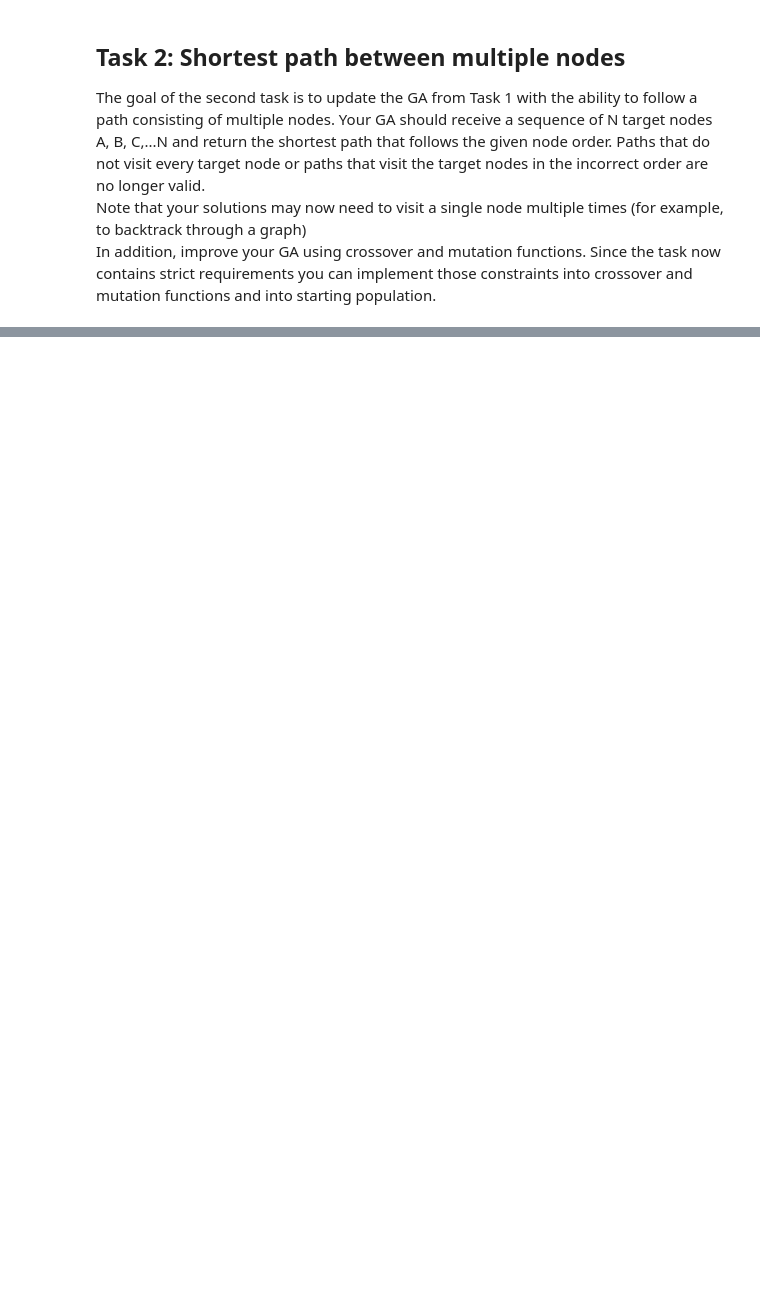
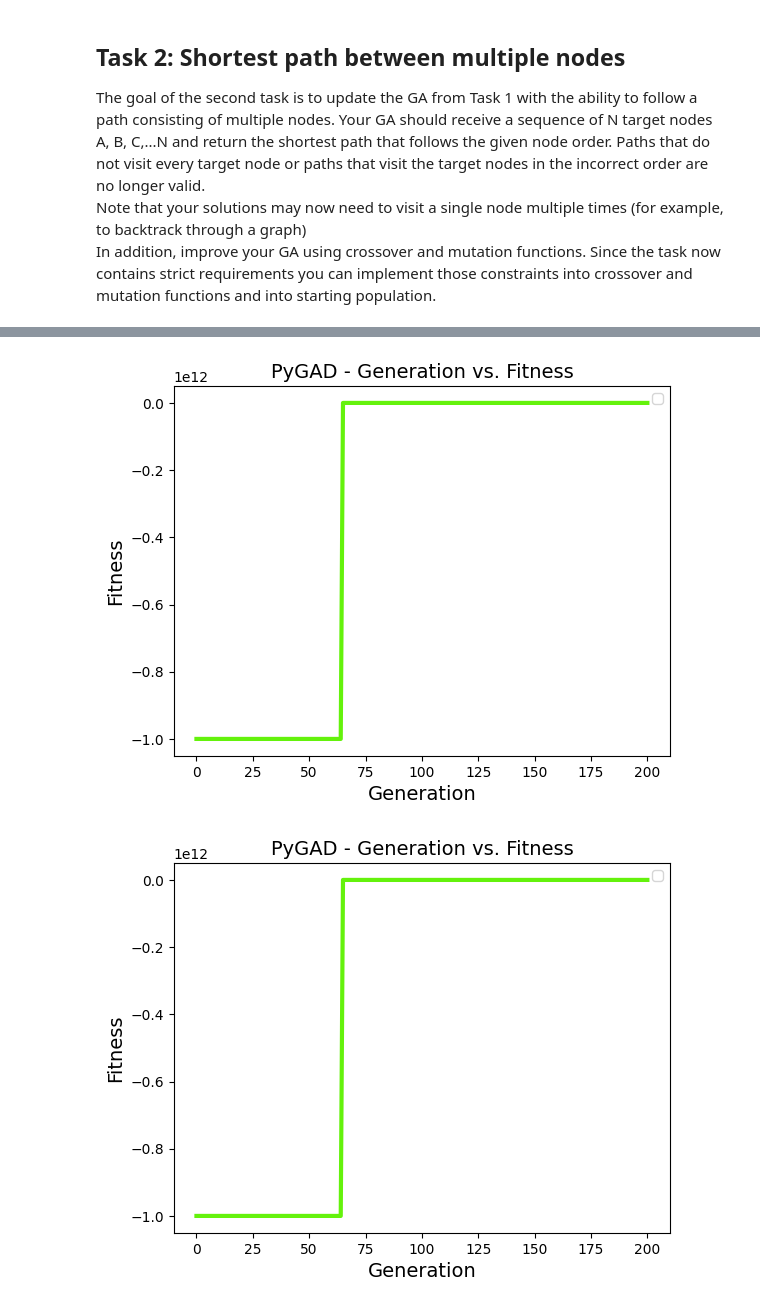
Before and after one commit to Favstina/IntelligentSystems-Assigment_1, a Jupyter notebook: Assigment1.ipynb, the cells around one changed output, grey strips where cells are left out. Drawn from its saved outputs; the diff is of its cells as text; code cells hidden in the pictures; blank space fills up the shorter version.

```diff
--- a/Assigment1.ipynb
+++ b/Assigment1.ipynb
@@ -14,9 +14,9 @@ Choose and implement a suitable fitness function and run a genetic algorithm to
 Experiment with different mutation/crossover functions and other GA parameters(population size, selection, etc.) and try to find the optimal configuration of the algorithm.
 # %%
 # save graph
-with open("graphs/g1.txt") as f: n = int(f.readline())
+with open("graphs/g3.txt") as f: n = int(f.readline())
 print(n)
 
-graph = pd.read_csv("graphs/g1.txt", sep=" ", skiprows=1, names=["A", "B", "w"])
+graph = pd.read_csv("graphs/g3.txt", sep=" ", skiprows=1, names=["A", "B", "w"])
 print(graph)
 # %% [output]
@@ -29,6 +40,6 @@ print(graph)
 # %%
-start = 1
-end = 3
+start = 5
+end = 8
 
 # gene space so nodes grafa, a brez start in end - dodala 0, za direktne povezave
 gene_space = [i for i in range(0, n+1) if i != start and i != end]
@@ -95,7 +108,7 @@ In addition, improve your GA using crossover and mutation functions. Since the t
 # crossover and mutation functions
 # %%
 # target sequence
-sequence = [1, 2, 4, 3]
+sequence = [5, 9, 10]
 # %%
 def pathLength_multipleNodes(pygad_instance, path, solution_index):
 #def length(path):
@@ -142,8 +206,9 @@ def pathLength_multipleNodes(pygad_instance, path, solution_index):
 ga_instance = pygad.GA(fitness_func = pathLength_multipleNodes,
                        num_generations=200,
                        num_parents_mating=10,
+                       initial_population=init_pop,
                        sol_per_pop=50,
-                       num_genes=(n-2),
+                       num_genes=(n), # tried with n
                        gene_space=gene_space,
                        gene_type=int,
                       )
@@ -158,0 +223,5 @@ ga_instance.best_solution()
+# %%
+ga_instance.plot_fitness()
+# %% [output]
+[figure, added]
+[figure, added]
```
Also changed, not shown: parts of 6 cells of this notebook.
